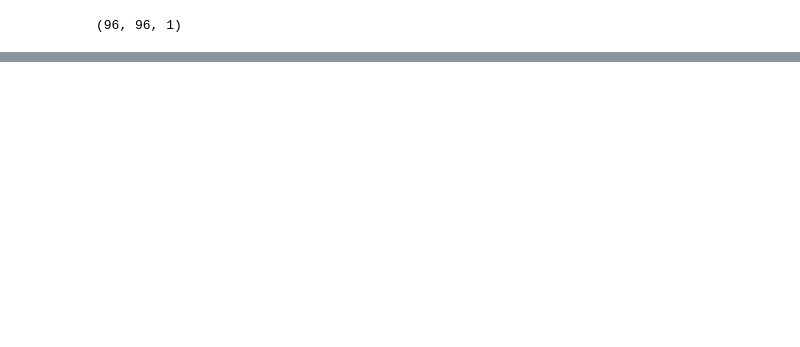
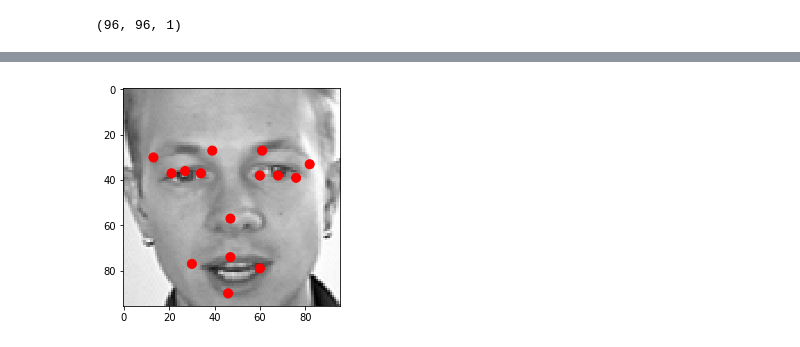
Before and after one commit to Tamgros/celebrity-recognition, a Jupyter notebook: Facial-key-points.ipynb, the cells around one changed output, grey strips where cells are left out. Drawn from its saved outputs; the diff is of its cells as text; code cells hidden in the pictures; blank space fills up the shorter version.

```diff
--- a/Facial-key-points.ipynb
+++ b/Facial-key-points.ipynb
@@ -238,0 +242,10 @@ array([ 0.18460125, -0.09311044, -0.15537426, -0.09311044,  0.12976688,
+# %%
+aug_imgs_train, aug_points_train = zip(*[flip_img(imgs_train[i], key_pts_train[i]) for i in range(len(img_train))])
+# %%
+# add to train imgs_train, imgs_val, points_train, points_val
+imgs_train = np.vstack((imgs_train, aug_imgs_train))
+key_pts_train = np.vstack((key_pts_train, aug_points_train))
+# %%
+visualize_points(imgs_train[2], key_pts_train[2])
+# %% [output]
+[figure, added]
```
Also changed, not shown: parts of 10 cells of this notebook.
